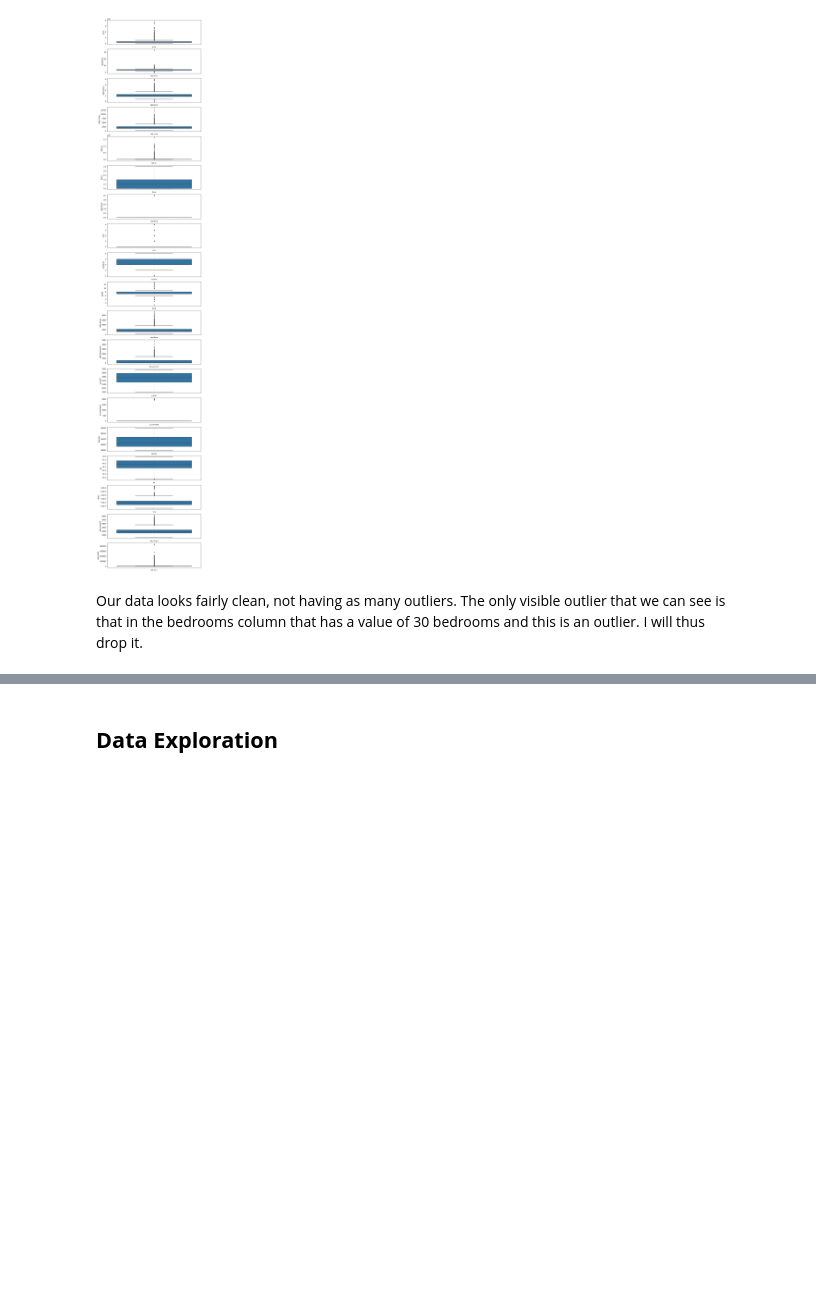
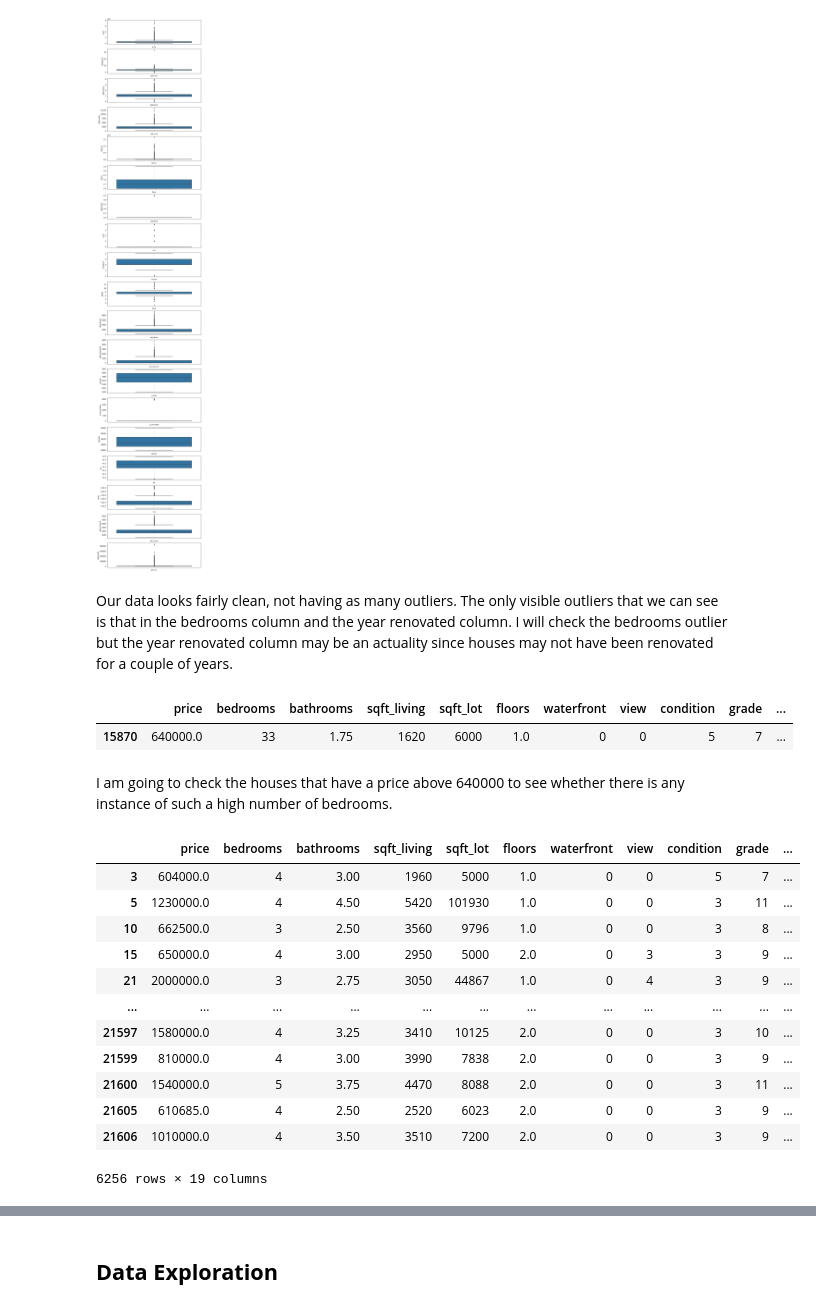
Before and after one commit to Mumo-vicky/House-Prices-Prediction, a Jupyter notebook: House_Prices_Prediction.ipynb, the cells around one changed output, grey strips where cells are left out. Cells and saved outputs as stored; diff of their text form; code cells hidden in the pictures; blank space fills up the shorter version.

```diff
--- a/House_Prices_Prediction.ipynb
+++ b/House_Prices_Prediction.ipynb
@@ -203,4 +215,27 @@ plt.show()
 # %% [output]
 [figure]
 # %% [markdown]
-Our data looks fairly clean, not having as many outliers. The only visible outlier that we can see is that in the bedrooms column that has a value of 30 bedrooms and this is an outlier. I will thus drop it.
+Our data looks fairly clean, not having as many outliers. The only visible outliers that we can see is that in the bedrooms column and the year renovated column. I will check the bedrooms outlier but the year renovated column may be an actuality since houses may not have been renovated for a couple of years.
+# %%
+data.loc[data['bedrooms'] > 30]
+# %% [output]
+|  | price | bedrooms | bathrooms | sqft_living | sqft_lot | floors | waterfront | view | condition | grade | ... |
+| 15870 | 640000.0 | 33 | 1.75 | 1620 | 6000 | 1.0 | 0 | 0 | 5 | 7 | ... |
+# %% [markdown]
+I am going to check the houses that have a price above 640000 to see whether there is any instance of such a high number of bedrooms.
+# %%
+data.loc[data['price'] > 600000]
+# %% [output]
+|  | price | bedrooms | bathrooms | sqft_living | sqft_lot | floors | waterfront | view | condition | grade | ... |
+| 3 | 604000.0 | 4 | 3.00 | 1960 | 5000 | 1.0 | 0 | 0 | 5 | 7 | ... |
+| 5 | 1230000.0 | 4 | 4.50 | 5420 | 101930 | 1.0 | 0 | 0 | 3 | 11 | ... |
+| 10 | 662500.0 | 3 | 2.50 | 3560 | 9796 | 1.0 | 0 | 0 | 3 | 8 | ... |
+| 15 | 650000.0 | 4 | 3.00 | 2950 | 5000 | 2.0 | 0 | 3 | 3 | 9 | ... |
+| 21 | 2000000.0 | 3 | 2.75 | 3050 | 44867 | 1.0 | 0 | 4 | 3 | 9 | ... |
+| ... | ... | ... | ... | ... | ... | ... | ... | ... | ... | ... | ... |
+| 21597 | 1580000.0 | 4 | 3.25 | 3410 | 10125 | 2.0 | 0 | 0 | 3 | 10 | ... |
+| 21599 | 810000.0 | 4 | 3.00 | 3990 | 7838 | 2.0 | 0 | 0 | 3 | 9 | ... |
+| 21600 | 1540000.0 | 5 | 3.75 | 4470 | 8088 | 2.0 | 0 | 0 | 3 | 11 | ... |
+| 21605 | 610685.0 | 4 | 2.50 | 2520 | 6023 | 2.0 | 0 | 0 | 3 | 9 | ... |
+| 21606 | 1010000.0 | 4 | 3.50 | 3510 | 7200 | 2.0 | 0 | 0 | 3 | 9 | ... |
+6256 rows × 19 columns
```
Also changed, not shown: parts of 49 cells of this notebook.
